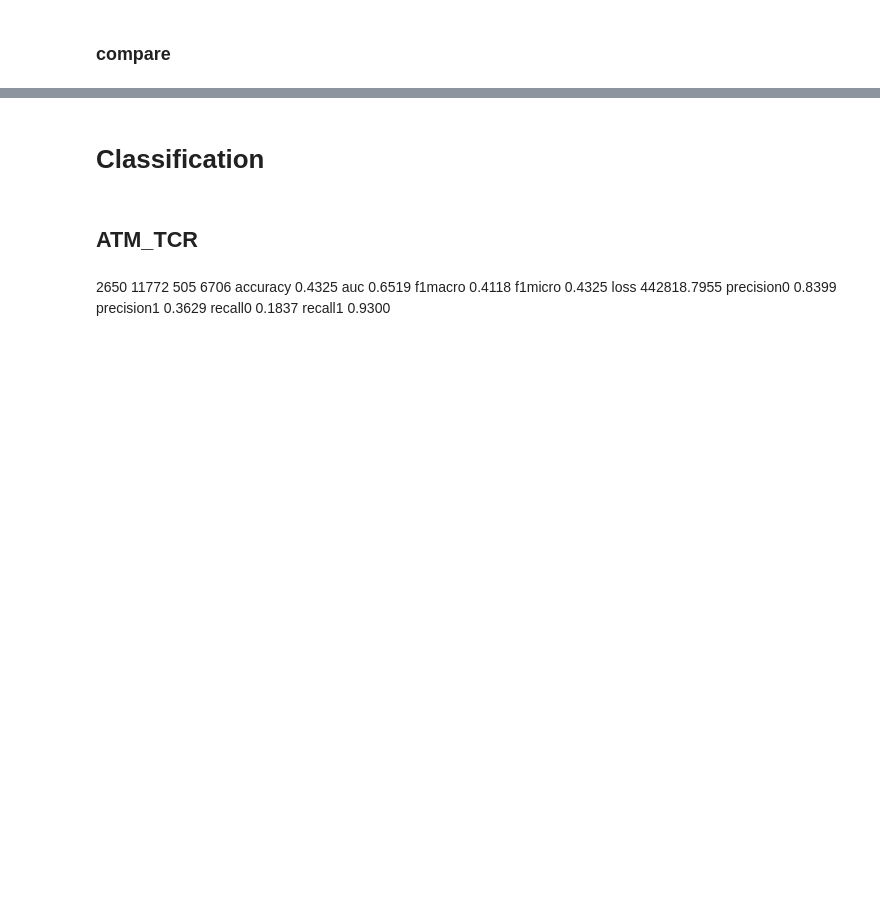
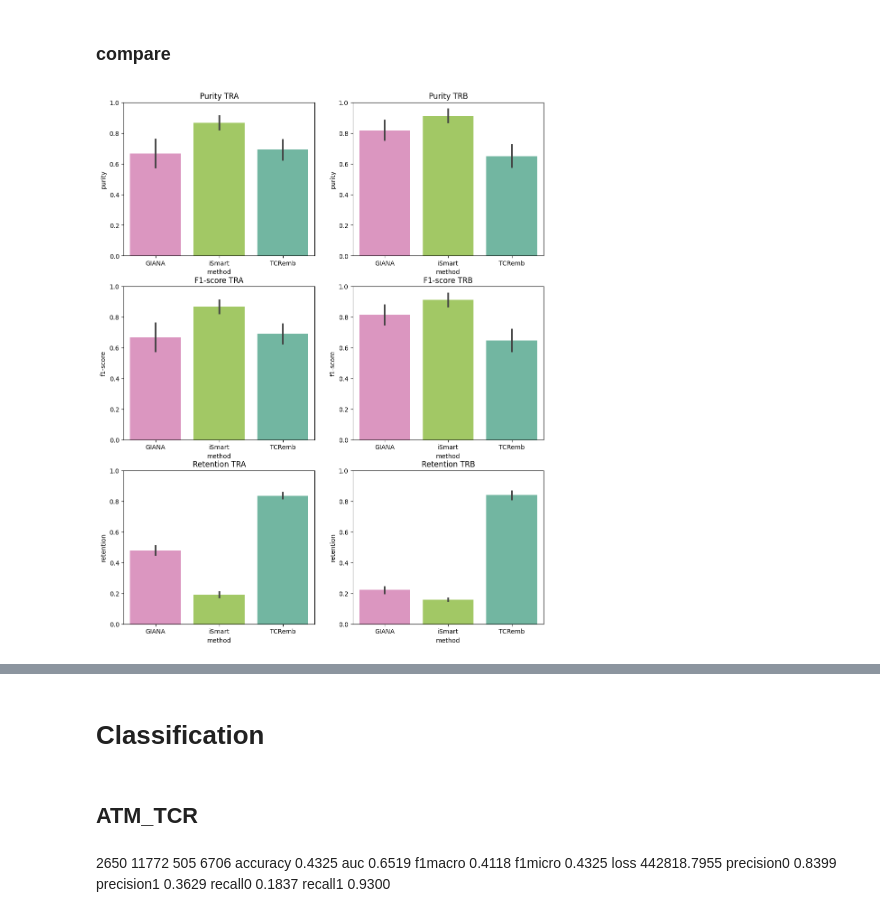
Before and after one commit to yuliajk/tcremp, a Jupyter notebook: compare_methods.ipynb, the cells around one changed output, grey strips where cells are left out. Drawn from its saved outputs; the diff is of its cells as text; code cells hidden in the pictures; blank space fills up the shorter version.

```diff
--- a/compare_methods.ipynb
+++ b/compare_methods.ipynb
@@ -1101,6 +1102,7 @@ metrics_ismart_v = {}
 tcremb_res_v = {}
 metrics_tcremb_v = {}
 metrics_tcremb_v_all_clstr = {}
+metrics_tcremb_v_enriched = {}
 # %% [markdown]
 ### TCRDIST3
 # %%
@@ -1641,6 +2047,6 @@ TCR-epitope paires count in V1000 dataset: 8749
 # %% [markdown]
 ### compare
 # %%
-metrics_v
+metrics_v = {}
 # %%
 sns.boxplot(x=titanic["age"])
@@ -1661,0 +2053,51 @@ metrics_v[chain]['method'] = metrics[chain].index
+# %%
+color_map = {'tcrdist':'#fc8d62','GIANA':'#e78ac3','iSmart':'#a6d854','TCRemb':'#66c2a5'}
+# %%
+chain = 'TRA'
+metrics_v[chain] = pd.concat([
+    pd.DataFrame(metrics_giana_v[chain]).T
+    ,pd.DataFrame(metrics_ismart_v[chain]).T
+    #,pd.DataFrame(metrics_tcrdist[chain], index=['tcrdist'])
+    , pd.DataFrame(metrics_tcremb_v_all_clstr[chain]).T])
+#metrics_v[chain]['method'] = metrics_v[chain].index
+
+chain = 'TRB'
+metrics_v[chain] = pd.concat([
+    pd.DataFrame(metrics_giana_v[chain]).T
+    ,pd.DataFrame(metrics_ismart_v[chain]).T
+    #,pd.DataFrame(metrics_tcrdist[chain], index=['tcrdist'])
+    , pd.DataFrame(metrics_tcremb_v_all_clstr[chain]).T])
+# %%
+fig, axes = plt.subplots(3,2, figsize = (12,15))
+
+chain = 'TRA'
+
+sns.barplot(data = metrics_v[chain], x = 'method', y = 'purity', palette= color_map, ax = axes[0,0])
+axes[0,0].set_title(f'Purity {chain}')
+axes[0,0].set_ylim(0, 1)
+
+sns.barplot(data = metrics_v[chain], x = 'method', y = 'f1-score', palette= color_map, ax = axes[1,0])
+axes[1,0].set_title(f'F1-score {chain}')
+axes[1,0].set_ylim(0, 1)
+
+sns.barplot(data = metrics_v[chain], x = 'method', y = 'retention', palette= color_map, ax = axes[2,0])
+axes[2,0].set_title(f'Retention {chain}')
+axes[2,0].set_ylim(0, 1)
+
+chain = 'TRB'
+
+sns.barplot(data = metrics_v[chain], x = 'method', y = 'purity', palette= color_map, ax = axes[0,1])
+axes[0,1].set_title(f'Purity {chain}')
+axes[0,1].set_ylim(0, 1)
+
+sns.barplot(data = metrics_v[chain], x = 'method', y = 'f1-score', palette= color_map, ax = axes[1,1])
+axes[1,1].set_title(f'F1-score {chain}')
+axes[1,1].set_ylim(0, 1)
+
+sns.barplot(data = metrics_v[chain], x = 'method', y = 'retention', palette= color_map, ax = axes[2,1])
+axes[2,1].set_title(f'Retention {chain}')
+axes[2,1].set_ylim(0, 1)
+
+plt.savefig(f"figures/fig4.png")
+# %% [output]
+[figure, added]
```
Also changed, not shown: parts of 38 cells of this notebook, 2 other files.
